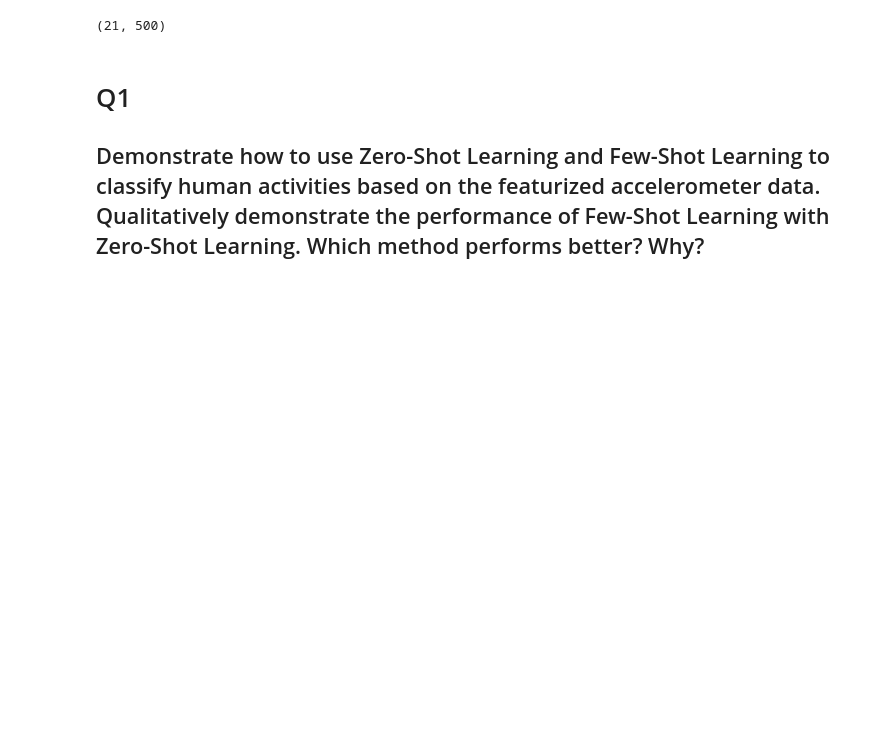
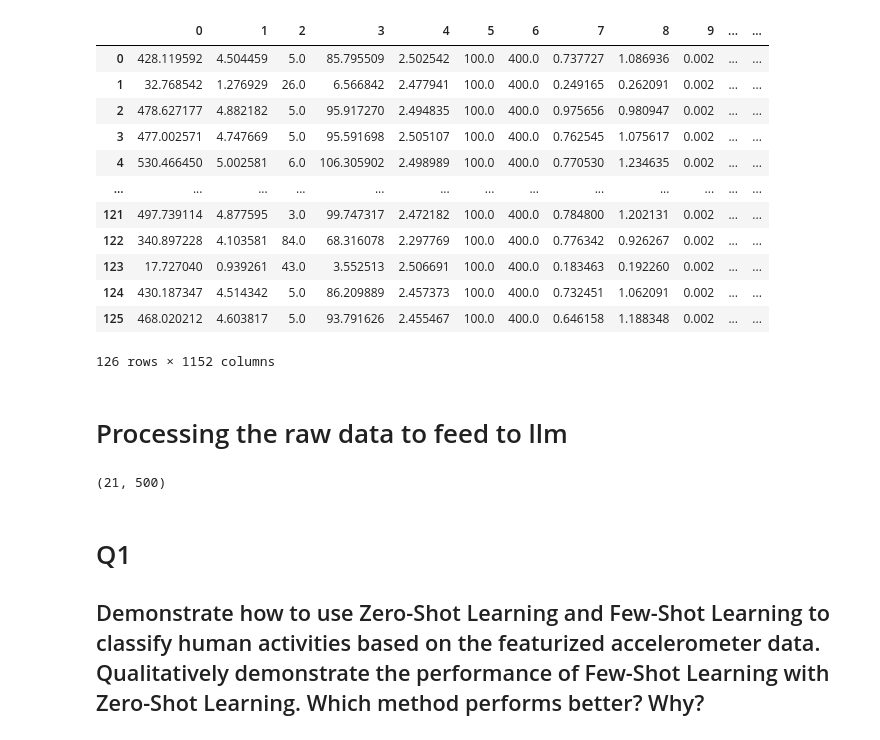
Before and after one commit to adi776borate/Human_Activity_Recognition, a Jupyter notebook: HAR/ZeroShotFewShotImplementation.ipynb, the cells around one changed output. Cells and saved outputs as stored; diff of their text form; code cells hidden in the pictures; blank space fills up the shorter version.

```diff
--- a/HAR/ZeroShotFewShotImplementation.ipynb
+++ b/HAR/ZeroShotFewShotImplementation.ipynb
@@ -4,0 +119,16 @@ key = secret.key
+# %%
+X_train_tsfel
+# %% [output]
+|  | 0 | 1 | 2 | 3 | 4 | 5 | 6 | 7 | 8 | 9 | ... | ... |
+| 0 | 428.119592 | 4.504459 | 5.0 | 85.795509 | 2.502542 | 100.0 | 400.0 | 0.737727 | 1.086936 | 0.002 | ... | ... |
+| 1 | 32.768542 | 1.276929 | 26.0 | 6.566842 | 2.477941 | 100.0 | 400.0 | 0.249165 | 0.262091 | 0.002 | ... | ... |
+| 2 | 478.627177 | 4.882182 | 5.0 | 95.917270 | 2.494835 | 100.0 | 400.0 | 0.975656 | 0.980947 | 0.002 | ... | ... |
+| 3 | 477.002571 | 4.747669 | 5.0 | 95.591698 | 2.505107 | 100.0 | 400.0 | 0.762545 | 1.075617 | 0.002 | ... | ... |
+| 4 | 530.466450 | 5.002581 | 6.0 | 106.305902 | 2.498989 | 100.0 | 400.0 | 0.770530 | 1.234635 | 0.002 | ... | ... |
+| ... | ... | ... | ... | ... | ... | ... | ... | ... | ... | ... | ... | ... |
+| 121 | 497.739114 | 4.877595 | 3.0 | 99.747317 | 2.472182 | 100.0 | 400.0 | 0.784800 | 1.202131 | 0.002 | ... | ... |
+| 122 | 340.897228 | 4.103581 | 84.0 | 68.316078 | 2.297769 | 100.0 | 400.0 | 0.776342 | 0.926267 | 0.002 | ... | ... |
+| 123 | 17.727040 | 0.939261 | 43.0 | 3.552513 | 2.506691 | 100.0 | 400.0 | 0.183463 | 0.192260 | 0.002 | ... | ... |
+| 124 | 430.187347 | 4.514342 | 5.0 | 86.209889 | 2.457373 | 100.0 | 400.0 | 0.732451 | 1.062091 | 0.002 | ... | ... |
+| 125 | 468.020212 | 4.603817 | 5.0 | 93.791626 | 2.455467 | 100.0 | 400.0 | 0.646158 | 1.188348 | 0.002 | ... | ... |
+126 rows × 1152 columns
@@ -5,3 +176,5 @@ key = secret.key
+# %% [markdown]
+# Processing the raw data to feed to llm
 # %%
 # importing all the required libraries and modules
 from MakeDataset import X_train,X_test,y_train,y_test
```
Also changed, not shown: parts of 28 cells of this notebook.
